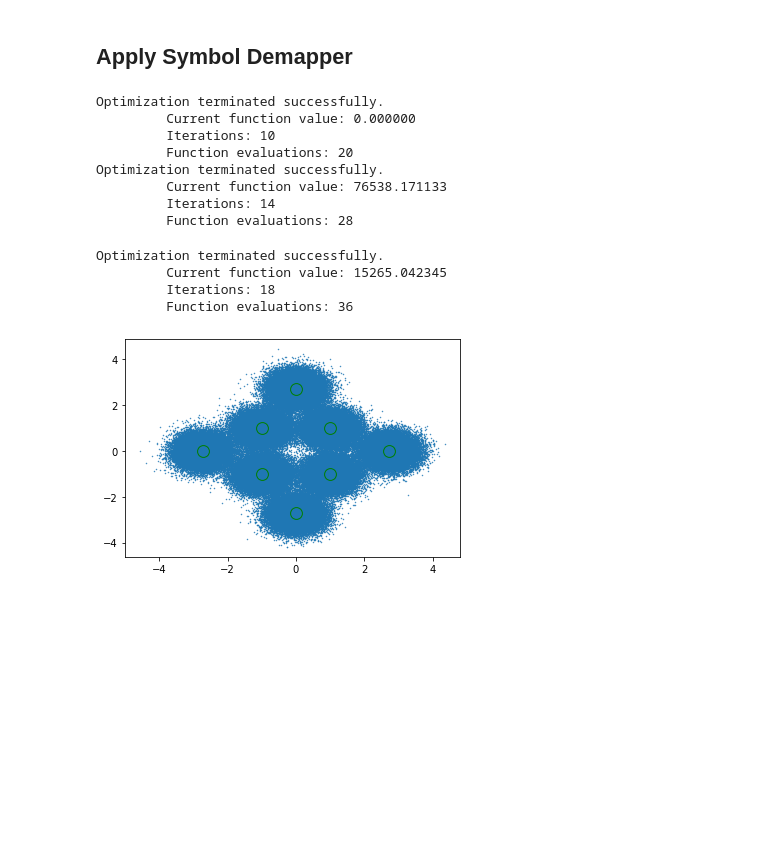
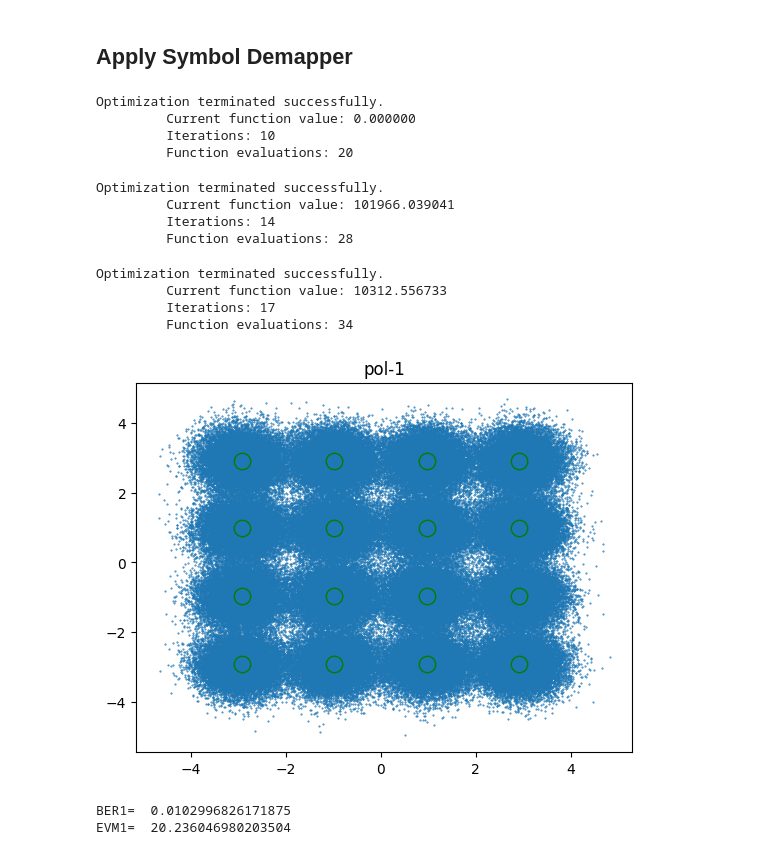
Before and after one commit to denyszz/PyDSP_ex_AWGN, a Jupyter notebook: ex2_TX_RX_AWGN.ipynb, the cells around one changed output. Saved outputs shown, nothing was run; the diff lists cells and outputs as text; code cells hidden in the pictures; blank space fills up the shorter version.

Commit message:
Update ex2_TX_RX_AWGN.ipynb
Correct polarizations;
Add BER, EVM;
Add LP filter.

```diff
--- a/ex2_TX_RX_AWGN.ipynb
+++ b/ex2_TX_RX_AWGN.ipynb
@@ -23,7 +32,7 @@ from PyDSP_core.DSP.symDemapper import symDemapper
 ## Input Parameters
 # %%
 SIG = {
-    'M': 8,            #QAM constellation size
+    'M': 16,            #QAM constellation size
     'symRate': 60e9,    #total symbol-rate of the signal
     'modulation': 'QAM',#modulation type [QAM/PAM]
     'rollOff': 0.1,     #roll-off factor
@@ -43,7 +52,7 @@ TX = {'SIG': setSignalParams('symRate', SIG['symRate'], 'M', SIG['M'], 'nPol', S
 #Modulation Parameters:
 TX['QAM'] = QAM_config(TX['SIG'])
 #Bit Parameters:
-TX['BIT'] = {'source': 'PRBS',
+TX['BIT'] = {'source': 'randi',
              'seed': 1
 }
 #Pulse Shaping Filter Parameters:
@@ -54,6 +63,11 @@ TX['PS'] = {'type': 'RC',
 #DAC Parameters:
 TX['DAC'] = {'RESAMP': {'sampRate':nSpS * TX['SIG']['symRate']}
 }
+#Matched-Filter Parameters:
+MF= {
+    'type': 'RC',
+    'rollOff': TX['SIG']['rollOff']
+}
 # %% [markdown]
 ## Generate Tx Bits
 # %%
@@ -113,7 +129,9 @@ plt.show()
+# %%
+S['rx'] = LPF_apply(S['rx'],MF,TX['DAC']['RESAMP']['sampRate'],SIG['symRate'])[0]
 # %% [markdown]
 ## Downsample to 1 Sample/Symbol
 # %%
-S['rx_1sps'] = np.asarray([S['rx'].T.flatten()[::nSpS]])
+S['rx_1sps'] = S['rx'][:,::nSpS]
 # %% [markdown]
 ## Apply Symbol Demapper
 # %%
@@ -124,17 +142,34 @@ Optimization terminated successfully.
          Current function value: 0.000000
          Iterations: 10
          Function evaluations: 20
-Optimization terminated successfully.
-         Current function value: 76538.171133
-         Iterations: 14
-         Function evaluations: 28
 Optimization terminated successfully.
-         Current function value: 15265.042345
-         Iterations: 18
-         Function evaluations: 36
+         Current function value: 101966.039041
+         Iterations: 14
+         Function evaluations: 28
+Optimization terminated successfully.
+         Current function value: 10312.556733
+         Iterations: 17
+         Function evaluations: 34
 # %%
-plt.scatter(S['rx_1sps'].real, S['rx_1sps'].imag, s=0.2)
-plt.scatter(DEMAPPER['C'].real, DEMAPPER['C'].imag,s=140, marker='o', edgecolor='g', facecolor=(0,1,0,0))
-plt.show()
+for n in range(0, SIG['nPol']):
+    plt.scatter(S['rx_1sps'][n].real, S['rx_1sps'][n].imag, s=0.2)
+    plt.scatter(DEMAPPER['C'][:,n].real, DEMAPPER['C'][:,n].imag,s=140, marker='o', edgecolor='g', facecolor=(0,1,0,0))
+    plt.title('pol-'+str(n+1))
+    plt.show()
 # %% [output]
-[figure, old version]
+[figure, new version]
+# %%
+BER = np.zeros(SIG['nPol'])
+errPos = []
+EVM = np.zeros(SIG['nPol'])
+for n in range(0, SIG['nPol']):
+    BER[n], errPos_aux = BER_eval(DEMAPPER['txBits'][n],DEMAPPER['rxBits'][n])
+    errPos.append(errPos_aux)
+    EVM[n] = EVM_eval(S['rx_1sps'][n],S['tx'][n])
+
+for n in range(0, SIG['nPol']):
+    print('BER'+str(n+1)+'= ',BER[n])
+    print('EVM'+str(n+1)+'= ',EVM[n])
+# %% [output]
+BER1=  0.0102996826171875
+EVM1=  20.236046980203504
```
Also changed, not shown: parts of 5 cells of this notebook.
